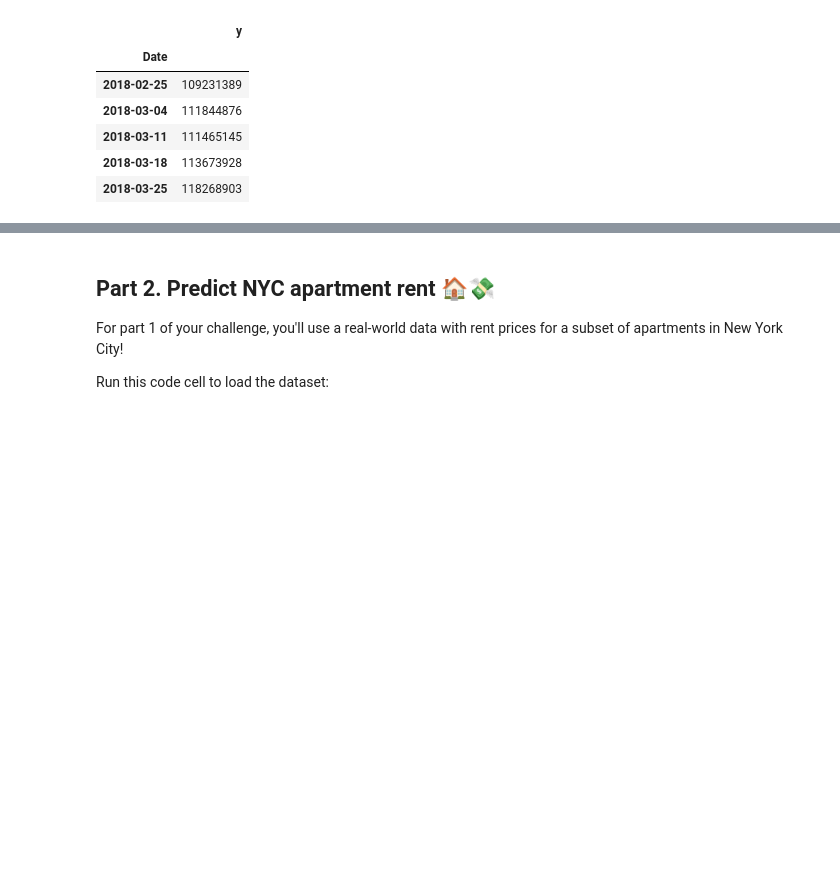
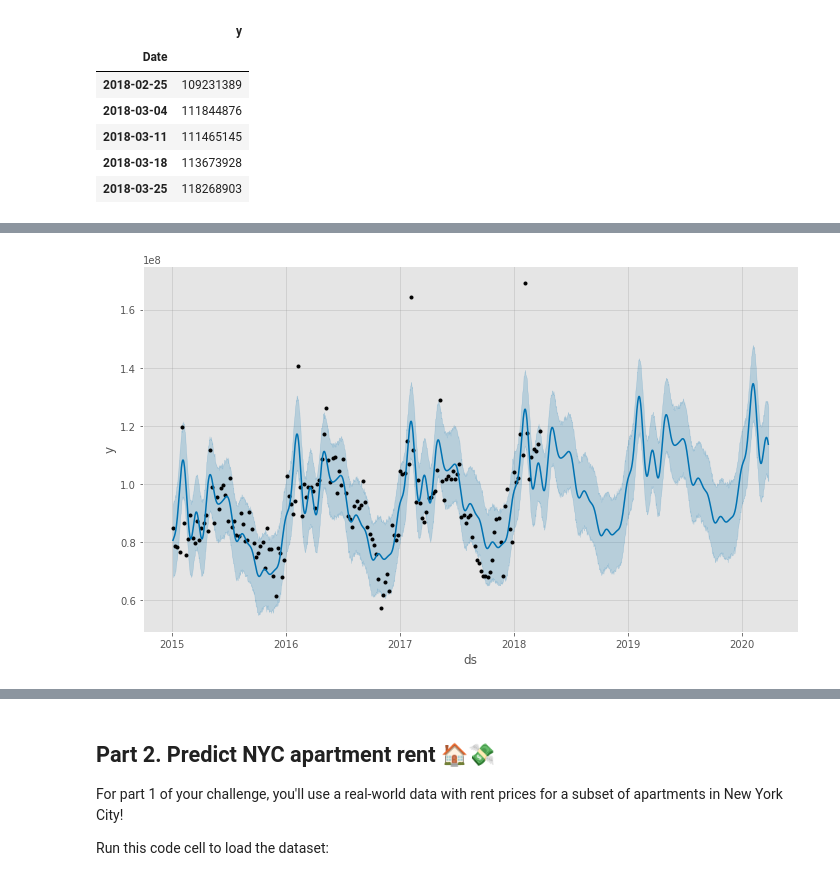
Before and after one commit to bloominstituteoftechnology/DS-Unit-2-Regression-1, a Jupyter notebook: DS_Sprint_Challenge_6_Regression_1.ipynb, the cells around one changed output, grey strips where cells are left out. Cells and saved outputs as stored; diff of their text form; code cells hidden in the pictures; blank space fills up the shorter version.

```diff
--- a/DS_Sprint_Challenge_6_Regression_1.ipynb
+++ b/DS_Sprint_Challenge_6_Regression_1.ipynb
@@ -114,11 +114,12 @@ df.tail()
 | 2018-03-18 | 113673928 |
 | 2018-03-25 | 118268903 |
 # %%
-df = df.reindex(pd.date_range(start='2015-01-04', end='2020-03-25'))
+df = df.reindex(pd.date_range(start='2015-01-04', end='2018-03-26'))
 #df.head(100)
 # %%
 #avocado.head(100)
 # %%
+df = df.reset_index().rename(columns={'index': 'ds', 'Total Volume': 'y'})
 from fbprophet import Prophet
 m = Prophet()
 m.fit(df)
@@ -126,0 +130,3 @@ ModuleNotFoundError: No module named 'fbprophet'
+# %%
+future = m.make_future_dataframe(periods=365*2)
+future.tail()
@@ -126,0 +140,3 @@ ModuleNotFoundError: No module named 'fbprophet'
+# %%
+forecast = m.predict(future)
+forecast.tail()
@@ -126,0 +150,4 @@ ModuleNotFoundError: No module named 'fbprophet'
+# %%
+fig1 = m.plot(forecast)
+# %% [output]
+[figure, added]
```
Also changed, not shown: parts of 30 cells of this notebook.
